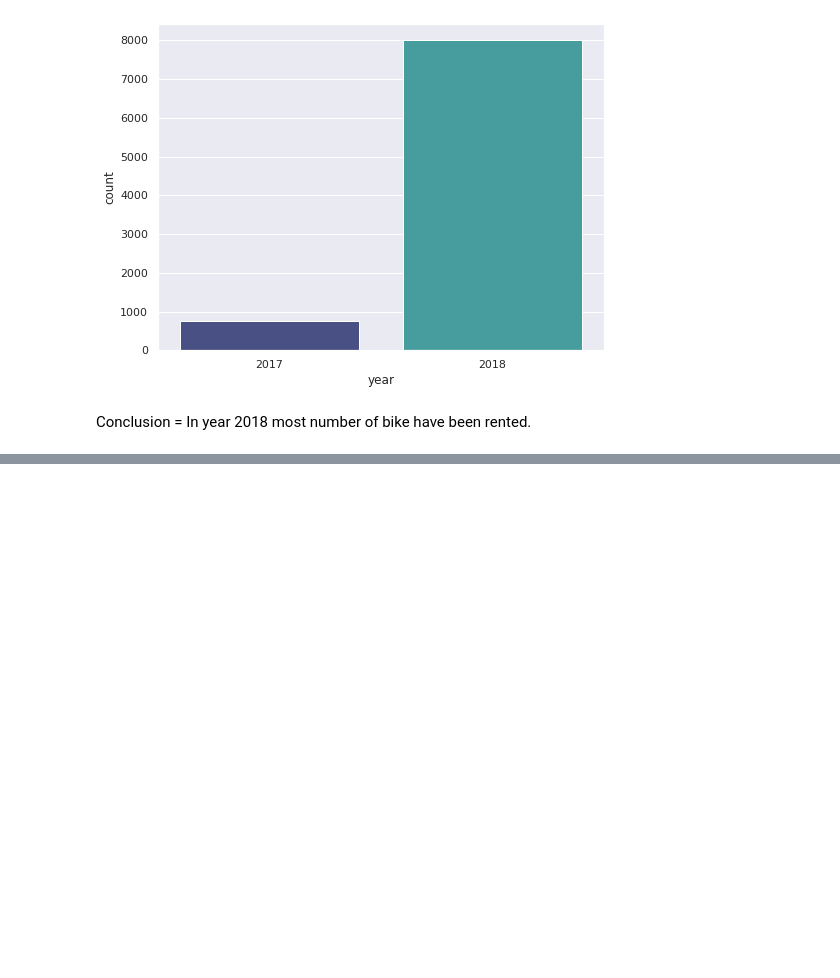
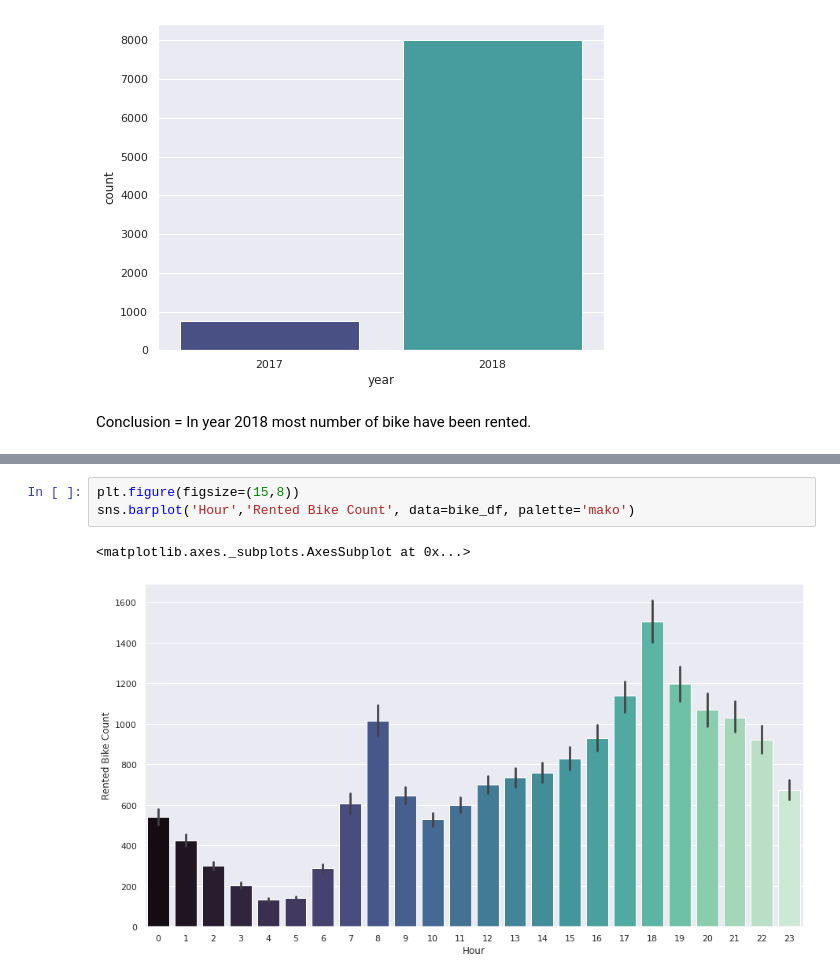
Before and after one commit to machave11/Bike-Sharing-Demand, a Jupyter notebook: Nikhil_Machave_Bike_Sharing_Demand_Prediction_Capstone_Project.ipynb, the cells around one changed output, grey strips where cells are left out. Drawn from its saved outputs; the diff is of its cells as text; blank space fills up the shorter version.

```diff
--- a/Nikhil_Machave_Bike_Sharing_Demand_Prediction_Capstone_Project.ipynb
+++ b/Nikhil_Machave_Bike_Sharing_Demand_Prediction_Capstone_Project.ipynb
@@ -243,0 +271,6 @@ Conclusion = In year 2018 most number of bike have been rented.
+# %%
+plt.figure(figsize=(15,8))
+sns.barplot('Hour','Rented Bike Count', data=bike_df, palette='mako')
+# %% [output]
+<matplotlib.axes._subplots.AxesSubplot at 0x...>
+[figure, added]
```
Also changed, not shown: parts of 38 cells of this notebook.
